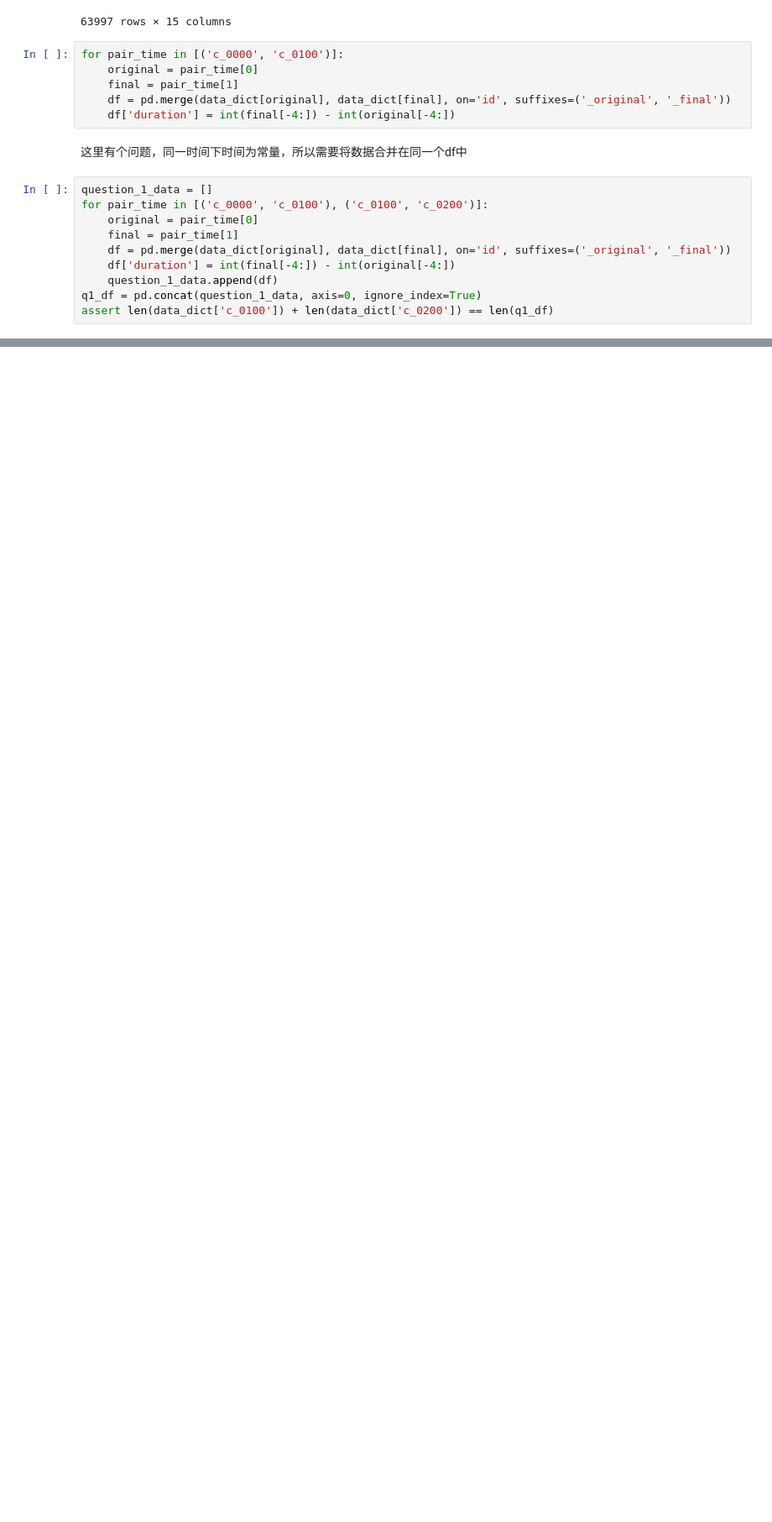
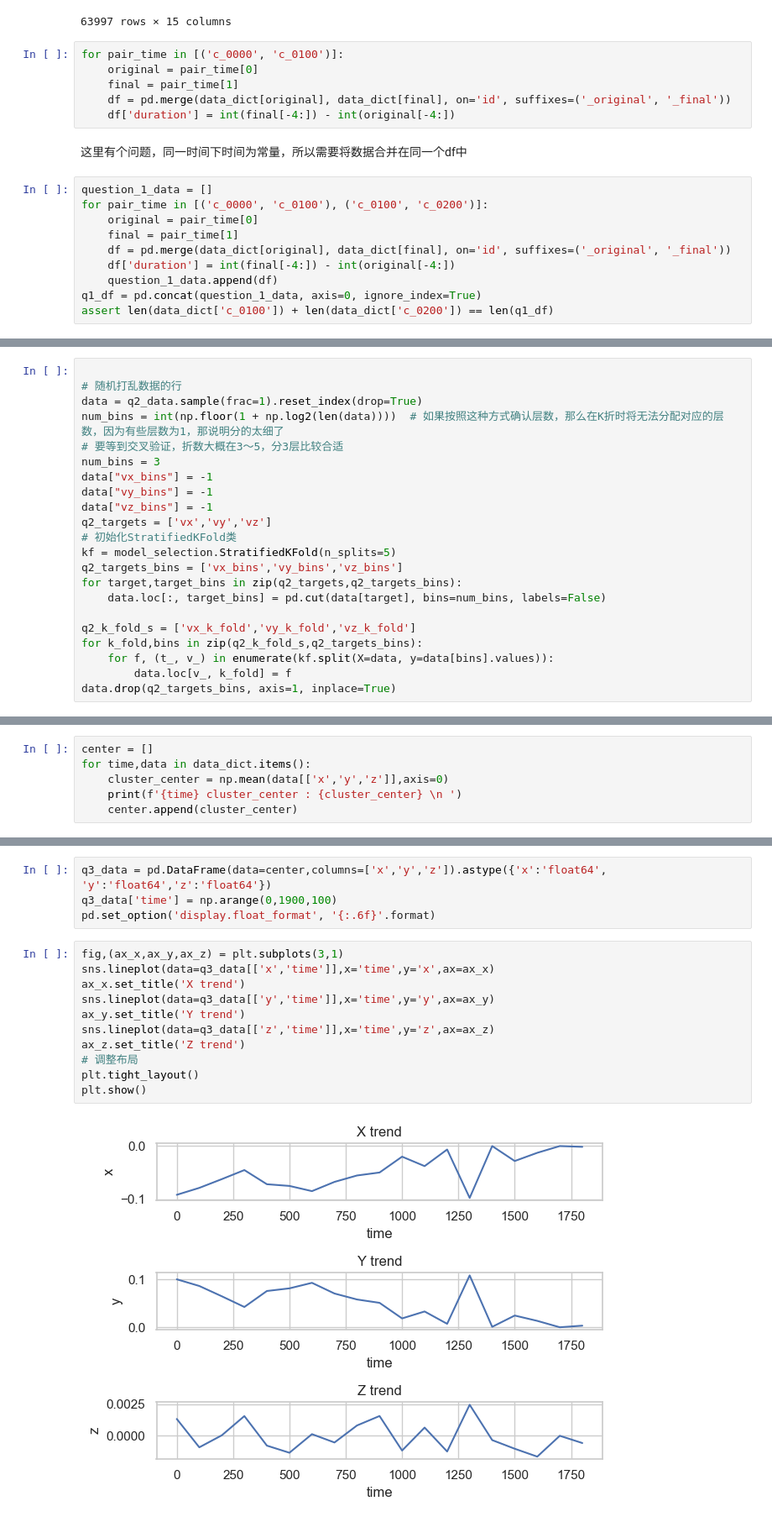
Before and after one commit to koreQAQ/star-cluster, a Jupyter notebook: notebooks/exploration.ipynb, the cells around one changed output, grey strips where cells are left out. Shown at 84% size. Saved outputs shown, nothing was run; the diff lists cells and outputs as text; blank space fills up the shorter version.

```diff
--- a/notebooks/exploration.ipynb
+++ b/notebooks/exploration.ipynb
@@ -90,0 +252,22 @@ len(t)
+# %%
+
+# 随机打乱数据的行
+data = q2_data.sample(frac=1).reset_index(drop=True)
+num_bins = int(np.floor(1 + np.log2(len(data))))  # 如果按照这种方式确认层数，那么在K折时将无法分配对应的层数，因为有些层数为1，那说明分的太细了
+# 要等到交叉验证，折数大概在3～5，分3层比较合适
+num_bins = 3
+data["vx_bins"] = -1
+data["vy_bins"] = -1
+data["vz_bins"] = -1
+q2_targets = ['vx','vy','vz']
+# 初始化StratifiedKFold类
+kf = model_selection.StratifiedKFold(n_splits=5)
+q2_targets_bins = ['vx_bins','vy_bins','vz_bins']
+for target,target_bins in zip(q2_targets,q2_targets_bins):
+    data.loc[:, target_bins] = pd.cut(data[target], bins=num_bins, labels=False)
+
+q2_k_fold_s = ['vx_k_fold','vy_k_fold','vz_k_fold']
+for k_fold,bins in zip(q2_k_fold_s,q2_targets_bins):
+    for f, (t_, v_) in enumerate(kf.split(X=data, y=data[bins].values)):
+        data.loc[v_, k_fold] = f
+data.drop(q2_targets_bins, axis=1, inplace=True)
@@ -90,0 +315,6 @@ len(t)
+# %%
+center = []
+for time,data in data_dict.items():
+    cluster_center = np.mean(data[['x','y','z']],axis=0)
+    print(f'{time} cluster_center : {cluster_center} \n ')
+    center.append(cluster_center)
@@ -90,0 +339,17 @@ len(t)
+# %%
+q3_data = pd.DataFrame(data=center,columns=['x','y','z']).astype({'x':'float64', 'y':'float64','z':'float64'})
+q3_data['time'] = np.arange(0,1900,100)
+pd.set_option('display.float_format', '{:.6f}'.format)
+# %%
+fig,(ax_x,ax_y,ax_z) = plt.subplots(3,1)
+sns.lineplot(data=q3_data[['x','time']],x='time',y='x',ax=ax_x)
+ax_x.set_title('X trend')
+sns.lineplot(data=q3_data[['y','time']],x='time',y='y',ax=ax_y)
+ax_y.set_title('Y trend')
+sns.lineplot(data=q3_data[['z','time']],x='time',y='z',ax=ax_z)
+ax_z.set_title('Z trend')
+# 调整布局
+plt.tight_layout()
+plt.show()
+# %% [output]
+[figure, added]
```
Also changed, not shown: parts of 20 cells of this notebook, 2 other files.
